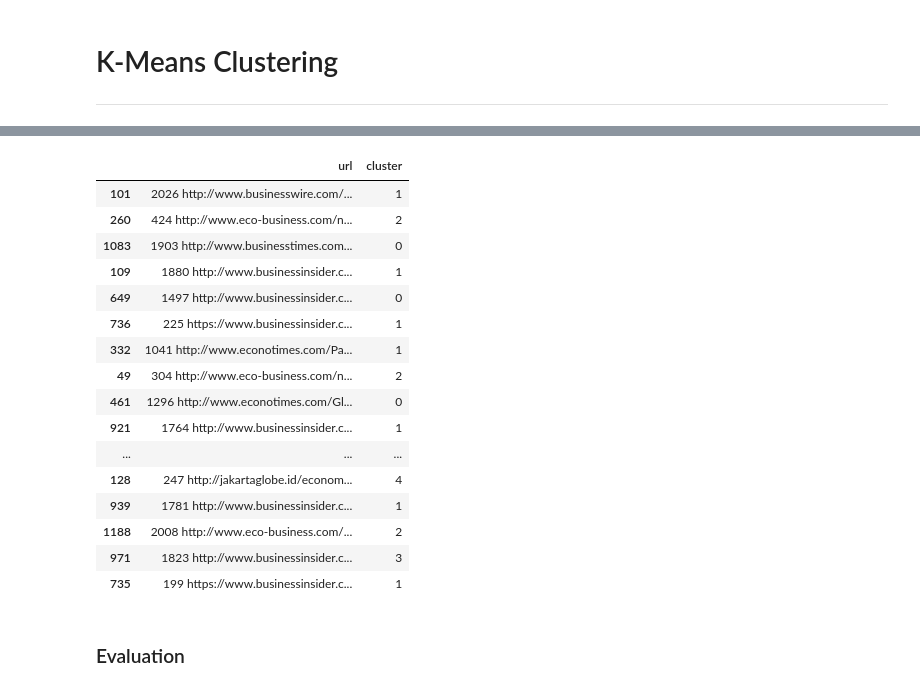
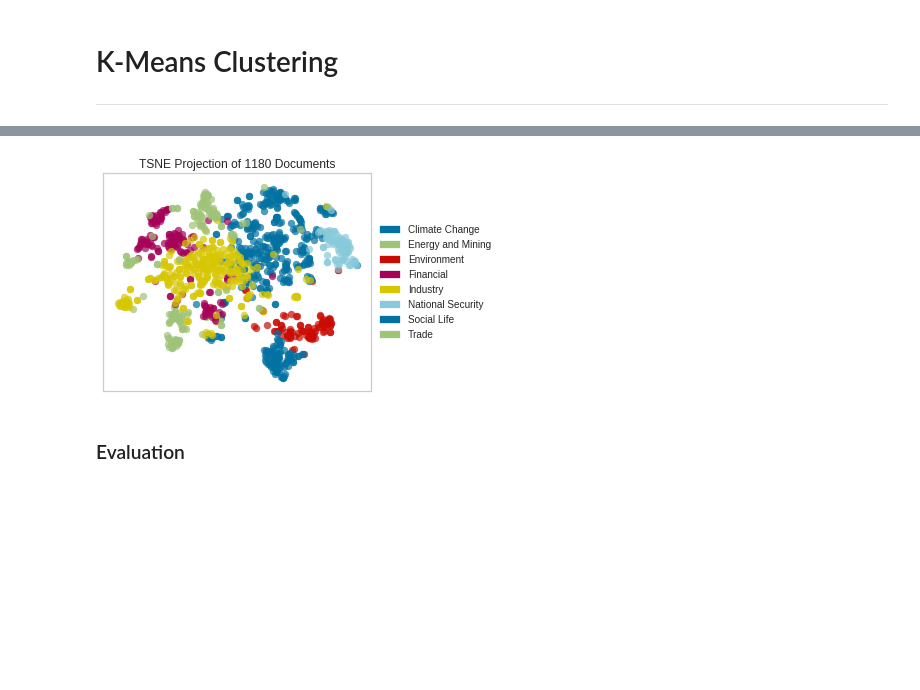
Before and after one commit to ProjectA3BD/nlp, a Jupyter notebook: News Clustering.ipynb, the cells around one changed output, grey strips where cells are left out. Drawn from its saved outputs; the diff is of its cells as text; code cells hidden in the pictures; blank space fills up the shorter version.

```diff
--- a/News Clustering.ipynb
+++ b/News Clustering.ipynb
@@ -150,22 +157,4 @@ prediction = model.predict(X_test_dtm)
 
 result = pd.DataFrame(i_test)
 result['cluster'] = prediction
-result
+result.to_csv('clustering-result.csv')
-# %% [output]
-|  | url | cluster |
-| 101 | 2026 http://www.businesswire.com/... | 1 |
-| 260 | 424 http://www.eco-business.com/n... | 2 |
-| 1083 | 1903 http://www.businesstimes.com... | 0 |
-| 109 | 1880 http://www.businessinsider.c... | 1 |
-| 649 | 1497 http://www.businessinsider.c... | 0 |
-| 736 | 225 https://www.businessinsider.c... | 1 |
-| 332 | 1041 http://www.econotimes.com/Pa... | 1 |
-| 49 | 304 http://www.eco-business.com/n... | 2 |
-| 461 | 1296 http://www.econotimes.com/Gl... | 0 |
-| 921 | 1764 http://www.businessinsider.c... | 1 |
-| ... | ... | ... |
-| 128 | 247 http://jakartaglobe.id/econom... | 4 |
-| 939 | 1781 http://www.businessinsider.c... | 1 |
-| 1188 | 2008 http://www.eco-business.com/... | 2 |
-| 971 | 1823 http://www.businessinsider.c... | 3 |
-| 735 | 199 https://www.businessinsider.c... | 1 |
@@ -183,9 +172,11 @@ cluster_names = {0: 'International Trade and Investment',
 # %%
 from yellowbrick.text import TSNEVisualizer
 
 tsne = TSNEVisualizer()
-tsne.fit(X_train_dtm, ["Cluster {}".format(c) for c in model.labels_])
+tsne.fit(X_train_dtm, ["{}".format(cluster_names[c]) for c in model.labels_])
 tsne.poof()
+# %% [output]
+[figure, added]
 # %% [markdown]
 ### Evaluation
 # %%
```
Also changed, not shown: parts of 16 cells of this notebook, 4 other files.
